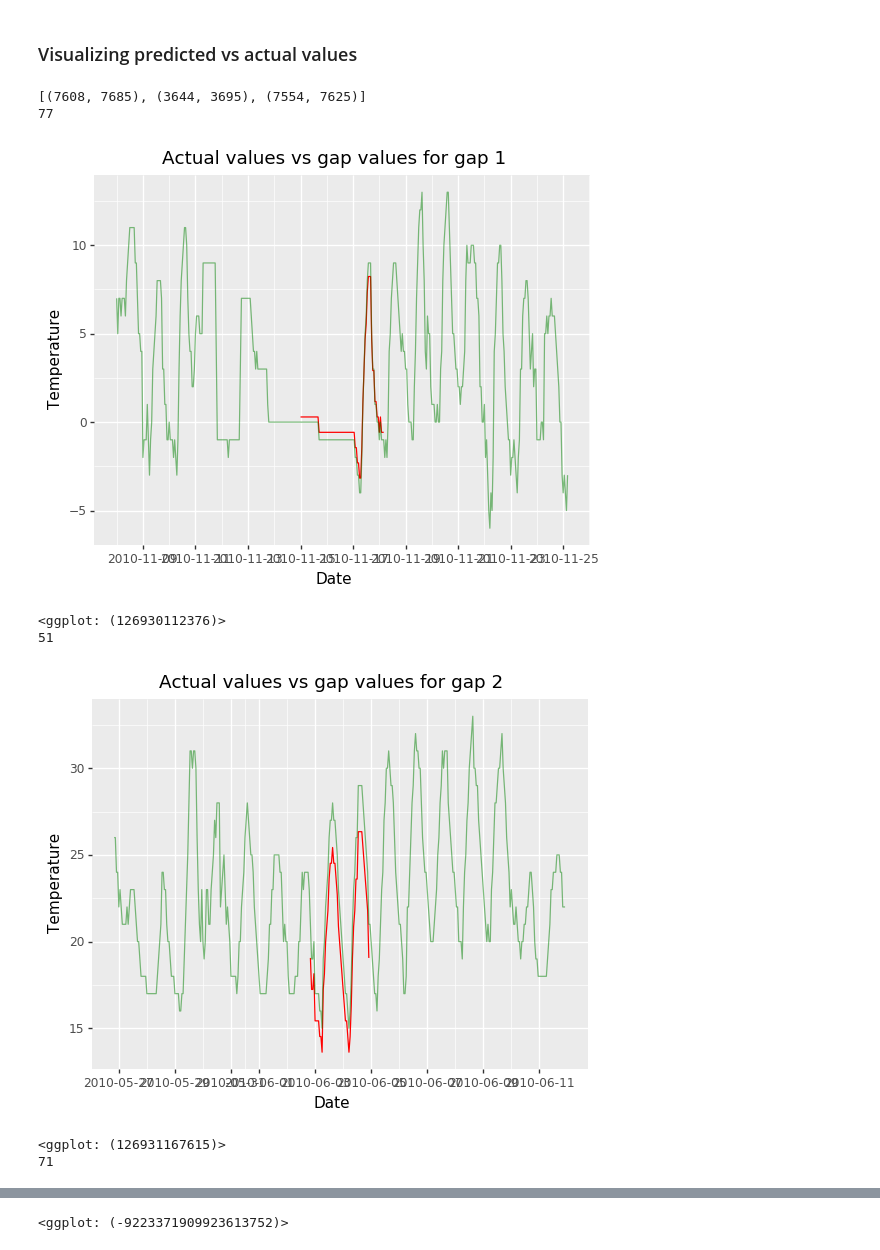
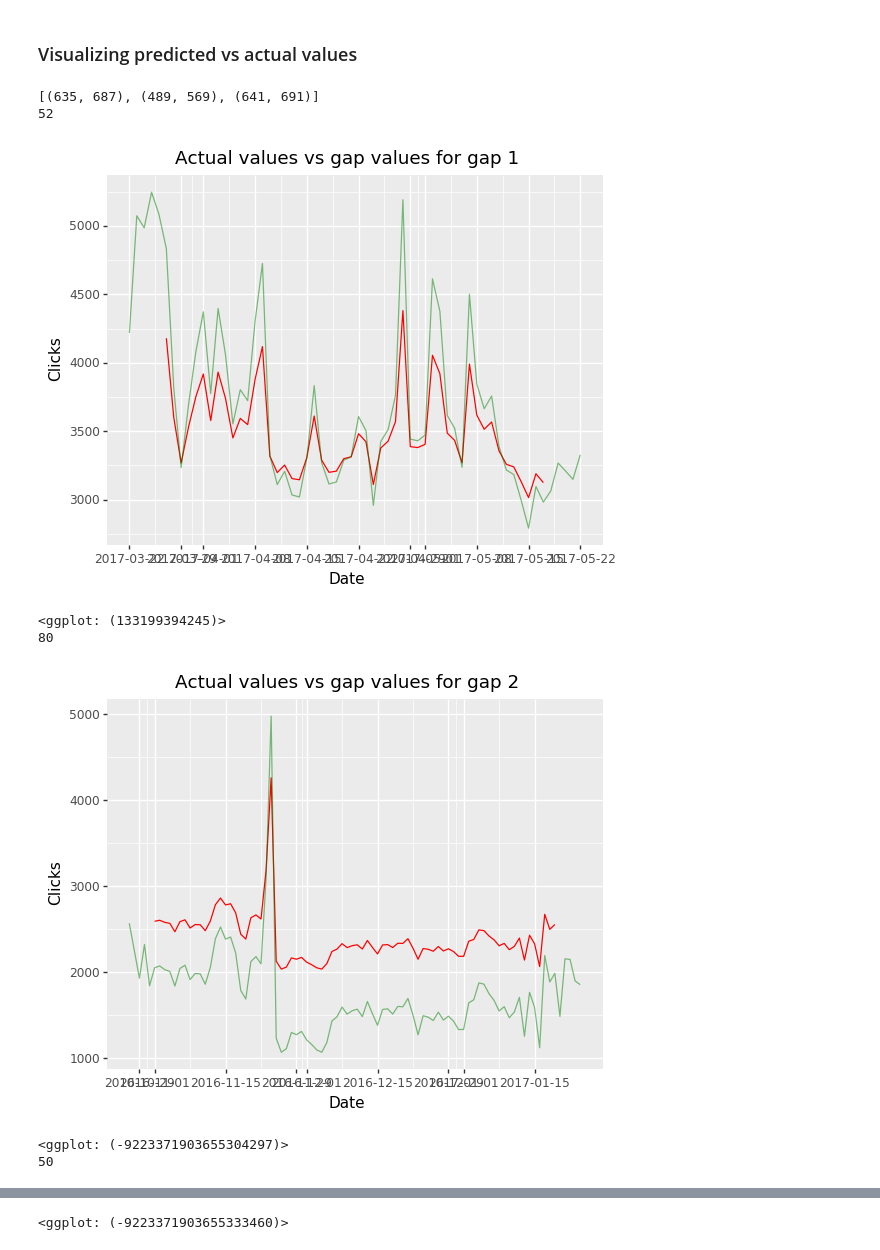
Before and after one commit to gentrexha/energy_efficient_ds, a Jupyter notebook: Assignment P3/notebooks/Assignment_P3_WebTraffic_LSTM.ipynb, the cells around one changed output, grey strips where cells are left out. Cells and saved outputs as stored; diff of their text form; code cells hidden in the pictures.

```diff
--- a/Assignment P3/notebooks/Assignment_P3_WebTraffic_LSTM.ipynb
+++ b/Assignment P3/notebooks/Assignment_P3_WebTraffic_LSTM.ipynb
@@ -31,16 +31,19 @@ else:
 def parse(x):
     return datetime.strptime(x, '%Y %m %d %H')
 
-df = pd.read_csv(data_path / 'web_traffic_wikipedia_tiny.csv', date_parser=parse)
+df = pd.read_csv(data_path / 'web_traffic_wikipedia_tiny.csv')
 df = df.transpose()
+
 df = df.rename(columns=df.iloc[0]).drop(df.index[0])
 df.reset_index(level=0, inplace=True)
 df = df.rename(index=str, columns={"index": "date"})
-df['date'] =  pd.to_datetime(df['date'],
-                              format='%Y %m %d')
-# Select only 2 columns and rename them for quickstart example
-df = df[['date','Google_zh.wikipedia.org_all-access_all-agents']]
+df['date'] = pd.to_datetime(df['date'], infer_datetime_format=True)
+
 df = df.rename(index=str, columns={"Google_zh.wikipedia.org_all-access_all-agents": "y"})
 df = df.set_index('date')
-df.head()
+
+# Mark all NA values with 0
+df['y'].fillna(0, inplace=True)
+
+display(df.head())
 # %% [output]
@@ -57,7 +61,8 @@ from copy import deepcopy
 
 # Select only temp and first year for forecast
 df_pred = deepcopy(df)
-print(df_pred.head())
+df_pred = df.loc[:, ['y']]
+df_pred = df_pred.iloc[0:2*365]
 
 def create_gap(df, number_of_gaps: int = 1, seed: int = None):
     """Creates a artificial made gap in the first column of the dataset with a size from 50-100.
@@ -95,5 +100,3 @@ def create_gap(df, number_of_gaps: int = 1, seed: int = None):
 
 
 df_gap, gap_ranges = create_gap(df_pred, number_of_gaps=3, seed=10)
-print(gap_ranges)
-print(df_gap.iloc[630:700])
@@ -175,3 +163,15 @@ for i, gap_range in enumerate(gap_ranges):
 def perfrom_scaling(values):
     scaler = MinMaxScaler(feature_range=(0, 1))
     return scaler.fit_transform(values)
+# %%
+# Load dataset
+values = df_gap.values
+values_original = df_pred.values
+
+# Normalize features
+scaler = MinMaxScaler(feature_range=(0, 1))
+values = scaler.fit_transform(values)
+values_original = scaler.fit_transform(values_original)
+
+# Encoded & scaled values
+display(values)
@@ -238,7 +256,7 @@ for gap_range in gap_ranges:
 all_data = np.concatenate(all_merged)
 
 # use most of the data as train, and from 100 to 200 for testing
-train = all_data[list(range(0, 100)) + list(range(200, all_data.shape[0] - 1)),:][:2500]
+train = all_data[list(range(0, 100)) + list(range(200, all_data.shape[0] - 1)),:][:300]
 # train = all_data[list(range(0, 100)),:]
 validation = all_data[list(range(100, 200)),:]
 
@@ -311,27 +338,27 @@ Gap RMSE: 1.417
 # %%
 # Insert predicted values into df_gap
 print(gap_ranges)
 for i, gap_range in enumerate(gap_ranges):
     # some magic to know where to fetch the yhat for each gap_range
     start_in_yhat = 0 if i == 0 else sum(c[1] - c[0] for c in gap_ranges[:i])
 
     print(len(inv_yhat[start_in_yhat: start_in_yhat + (gap_range[1] - gap_range[0])]))
     df_gap.iloc[gap_range[0] : gap_range[1], 0] = inv_yhat[start_in_yhat: start_in_yhat + (gap_range[1] - gap_range[0])]
 
-    df1 = df_gap.iloc[gap_range[0] : gap_range[1]]
-    df2 = df_pred.iloc[gap_range[0] - one_week_interval : gap_range[1] + one_week_interval]
+    df1 = df_gap.iloc[gap_range[0] : gap_range[1]] + 1000
+    df2 = df_pred.iloc[gap_range[0] - one_month_interval : gap_range[1] + one_month_interval]
 
     g1 = ggplot() + \
-         geom_line(df1, aes('df1.index', 'temp'), color='red') + \
-         geom_line(df2, aes('df2.index', 'temp'), color='green', alpha=0.5) + \
-        labs(x='Date', y='Temperature', title='Actual values vs gap values for gap {}'.format(i + 1))
+         geom_line(df1, aes('df1.index', 'y'), color='red') + \
+         geom_line(df2, aes('df2.index', 'y'), color='green', alpha=0.5) + \
+        labs(x='Date', y='Clicks', title='Actual values vs gap values for gap {}'.format(i + 1))
     print(g1)
 # %% [output]
-[(7608, 7685), (3644, 3695), (7554, 7625)]
-77
+[(635, 687), (489, 569), (641, 691)]
+52
-[figure, old version]
+[figure, new version]
-<ggplot: (126930112376)>
-51
+<ggplot: (133199394245)>
+80
-[figure, old version]
+[figure, new version]
-<ggplot: (126931167615)>
-71
+<ggplot: (-9223371903655304297)>
+50
@@ -339 +366 @@ for i, gap_range in enumerate(gap_ranges):
-<ggplot: (-9223371909923613752)>
+<ggplot: (-9223371903655333460)>
```
Also changed, not shown: parts of 11 cells of this notebook, 6 other files.
